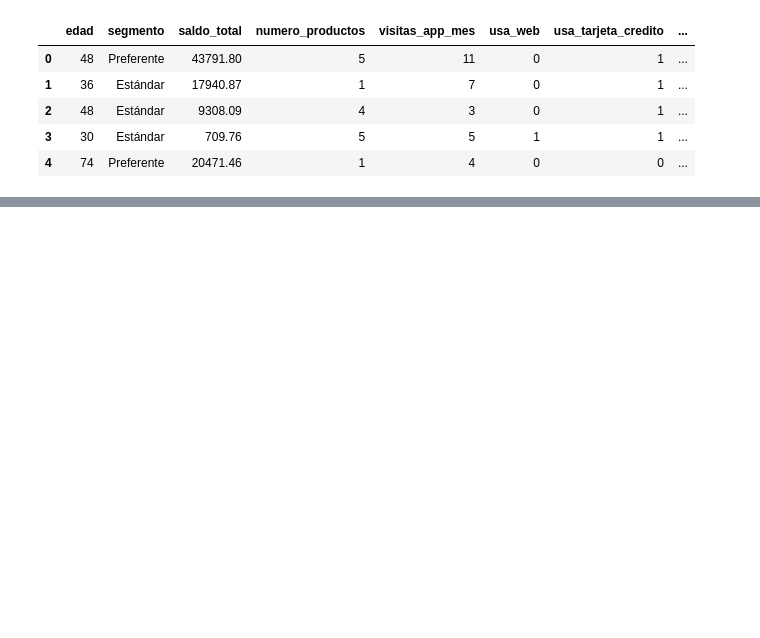
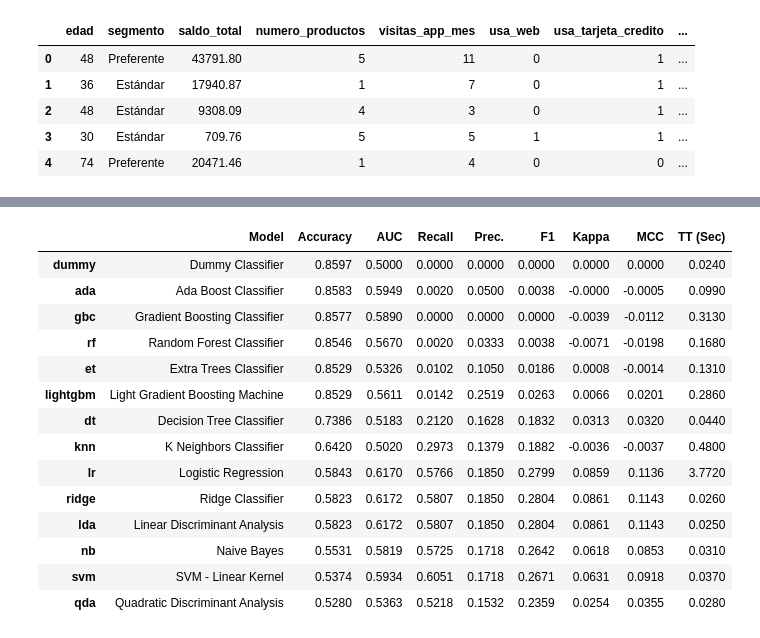
Before and after one commit to Valeria-Bravo/Machine-Learning-Engineering, a Jupyter notebook: Taller2_MLE/ejercicio_taller2.ipynb, the cells around one changed output, grey strips where cells are left out. Cells and saved outputs as stored; diff of their text form; code cells hidden in the pictures; blank space fills up the shorter version.

```diff
--- a/Taller2_MLE/ejercicio_taller2.ipynb
+++ b/Taller2_MLE/ejercicio_taller2.ipynb
@@ -32,0 +120,4 @@ df.head()
+# %%
+#2. Compare_models(): Comparar multiples modelos y los rankear
+best_model = compare_models()
+# %% [output]
@@ -32,0 +125,15 @@ df.head()
+|  | Model | Accuracy | AUC | Recall | Prec. | F1 | Kappa | MCC | TT (Sec) |
+| dummy | Dummy Classifier | 0.8597 | 0.5000 | 0.0000 | 0.0000 | 0.0000 | 0.0000 | 0.0000 | 0.0240 |
+| ada | Ada Boost Classifier | 0.8583 | 0.5949 | 0.0020 | 0.0500 | 0.0038 | -0.0000 | -0.0005 | 0.0990 |
+| gbc | Gradient Boosting Classifier | 0.8577 | 0.5890 | 0.0000 | 0.0000 | 0.0000 | -0.0039 | -0.0112 | 0.3130 |
+| rf | Random Forest Classifier | 0.8546 | 0.5670 | 0.0020 | 0.0333 | 0.0038 | -0.0071 | -0.0198 | 0.1680 |
+| et | Extra Trees Classifier | 0.8529 | 0.5326 | 0.0102 | 0.1050 | 0.0186 | 0.0008 | -0.0014 | 0.1310 |
+| lightgbm | Light Gradient Boosting Machine | 0.8529 | 0.5611 | 0.0142 | 0.2519 | 0.0263 | 0.0066 | 0.0201 | 0.2860 |
+| dt | Decision Tree Classifier | 0.7386 | 0.5183 | 0.2120 | 0.1628 | 0.1832 | 0.0313 | 0.0320 | 0.0440 |
+| knn | K Neighbors Classifier | 0.6420 | 0.5020 | 0.2973 | 0.1379 | 0.1882 | -0.0036 | -0.0037 | 0.4800 |
+| lr | Logistic Regression | 0.5843 | 0.6170 | 0.5766 | 0.1850 | 0.2799 | 0.0859 | 0.1136 | 3.7720 |
+| ridge | Ridge Classifier | 0.5823 | 0.6172 | 0.5807 | 0.1850 | 0.2804 | 0.0861 | 0.1143 | 0.0260 |
+| lda | Linear Discriminant Analysis | 0.5823 | 0.6172 | 0.5807 | 0.1850 | 0.2804 | 0.0861 | 0.1143 | 0.0250 |
+| nb | Naive Bayes | 0.5531 | 0.5819 | 0.5725 | 0.1718 | 0.2642 | 0.0618 | 0.0853 | 0.0310 |
+| svm | SVM - Linear Kernel | 0.5374 | 0.5934 | 0.6051 | 0.1718 | 0.2671 | 0.0631 | 0.0918 | 0.0370 |
+| qda | Quadratic Discriminant Analysis | 0.5280 | 0.5363 | 0.5218 | 0.1532 | 0.2359 | 0.0254 | 0.0355 | 0.0280 |
```
Also changed, not shown: parts of 21 cells of this notebook, 4 other files.
